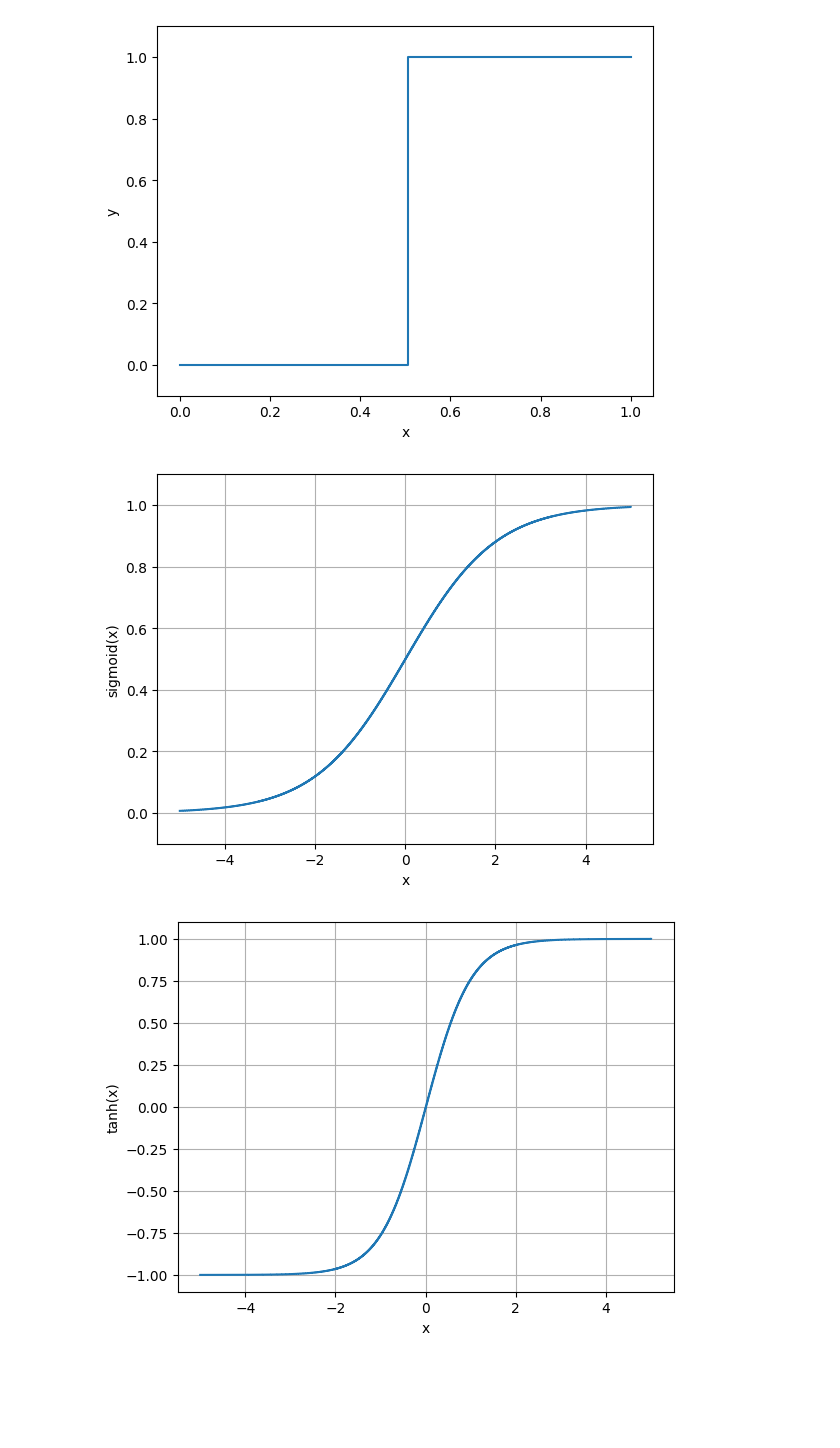
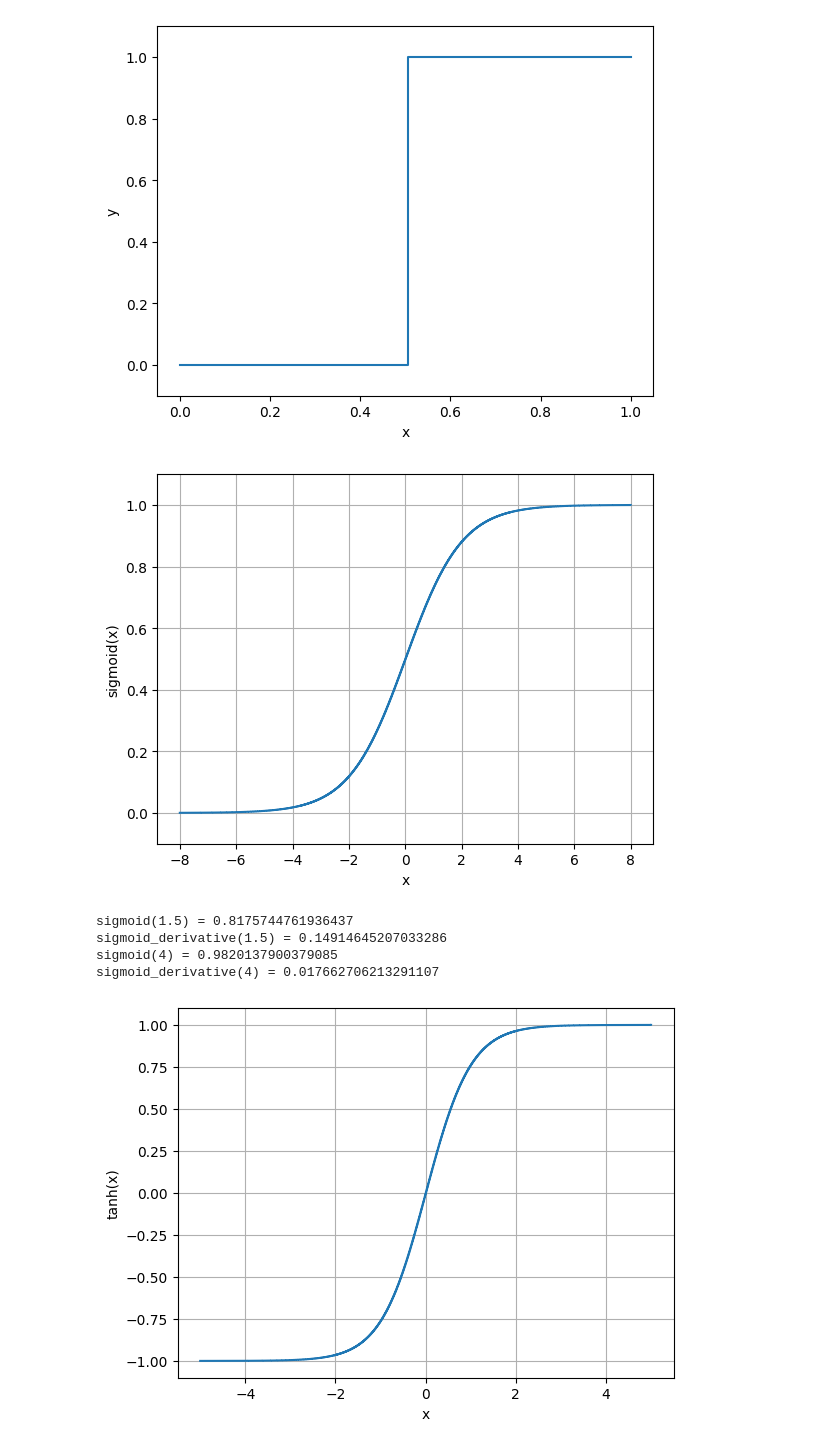
Before and after one commit to Smokey95/MSI-DL, a Jupyter notebook: anki_graphs.ipynb, the cells around one changed output. Cells and saved outputs as stored; diff of their text form; code cells hidden in the pictures; blank space fills up the shorter version.

```diff
--- a/anki_graphs.ipynb
+++ b/anki_graphs.ipynb
@@ -20,17 +20,35 @@ plt.show()
 # %%
 import matplotlib.pyplot as plt
 import numpy as np
 
-x = np.linspace(-5, 5, 1000)
+x = np.linspace(-8, 8, 1000)
 y = 1 / (1 + np.exp(-x))
 plt.plot(x, y, drawstyle='steps-post')
 plt.xlabel('x')
 plt.ylabel('sigmoid(x)')
 plt.ylim(-0.1, 1.1)
 plt.grid()
 plt.show()
 # %% [output]
-[figure, old version]
+[figure, new version]
+# %%
+def sigmoid(x):
+    return 1 / (1 + np.exp(-x))
+
+def sigmoid_derivative(x):
+    s = sigmoid(x)
+    return s * (1 - s)
+
+print(f"sigmoid(1.5) = {sigmoid(1.5)}")
+print(f"sigmoid_derivative(1.5) = {sigmoid_derivative(1.5)}")
+
+print(f"sigmoid(4) = {sigmoid(4)}")
+print(f"sigmoid_derivative(4) = {sigmoid_derivative(4)}")
+# %% [output]
+sigmoid(1.5) = 0.8175744761936437
+sigmoid_derivative(1.5) = 0.14914645207033286
+sigmoid(4) = 0.9820137900379085
+sigmoid_derivative(4) = 0.017662706213291107
 # %%
 import matplotlib.pyplot as plt
 import numpy as np
```
Also changed, not shown: 3 other files.
